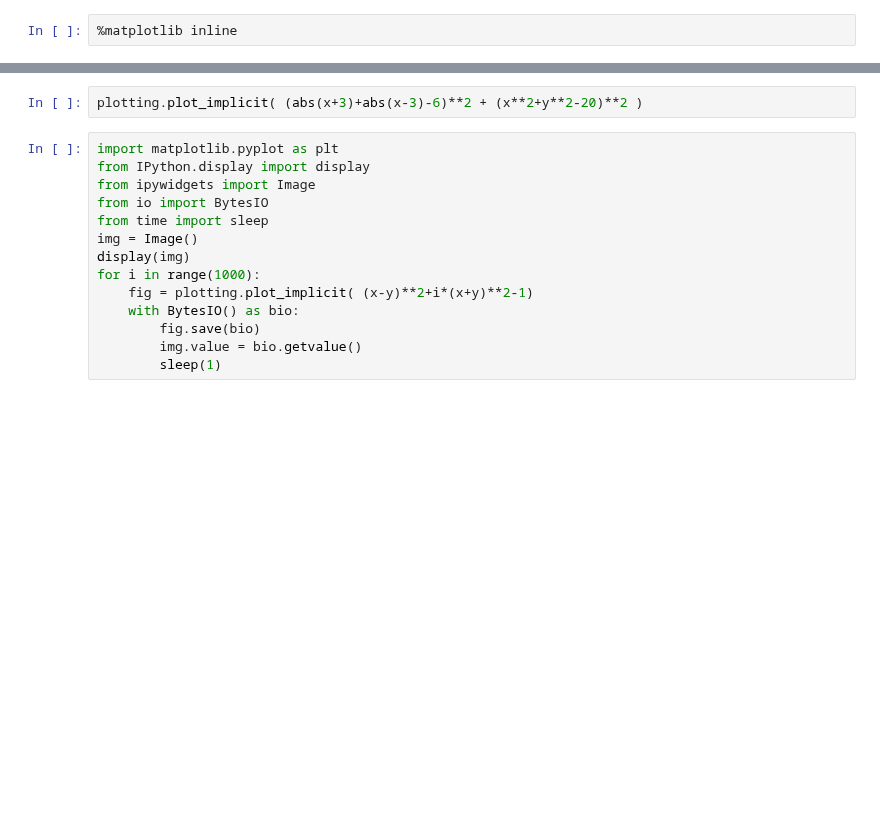
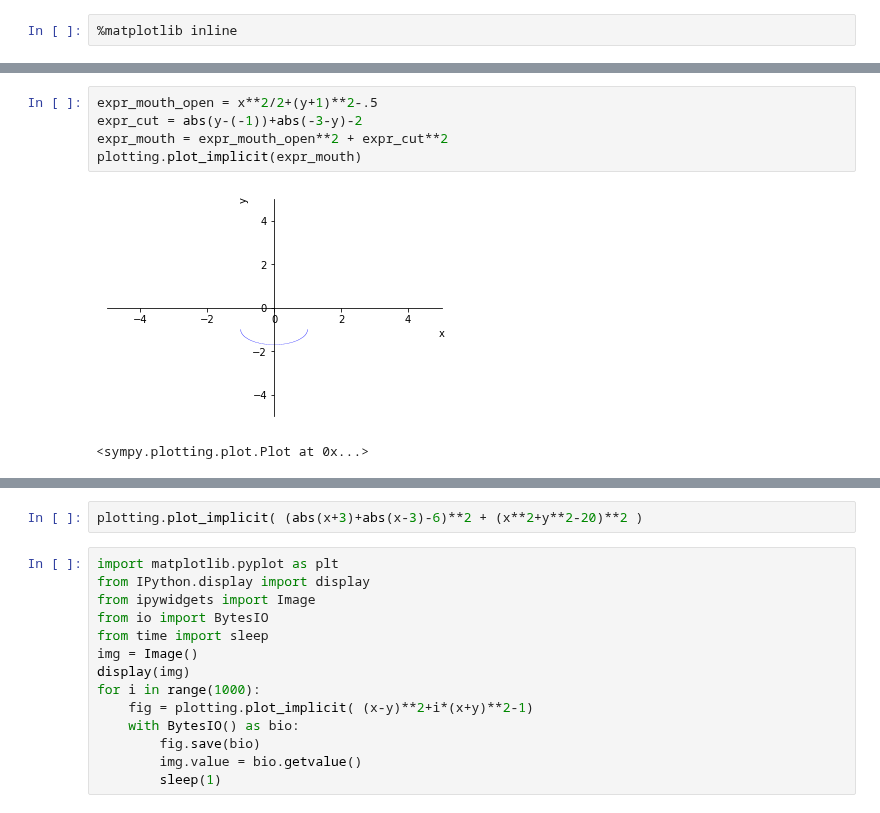
Before and after one commit to tjwei/NDHU_AM1130, a Jupyter notebook: week13-math-animation.ipynb, the cells around one changed output, grey strips where cells are left out. Saved outputs shown, nothing was run; the diff lists cells and outputs as text; blank space fills up the shorter version.

```diff
--- a/week13-math-animation.ipynb
+++ b/week13-math-animation.ipynb
@@ -25,0 +31,8 @@ x
+# %%
+expr_mouth_open = x**2/2+(y+1)**2-.5
+expr_cut = abs(y-(-1))+abs(-3-y)-2
+expr_mouth = expr_mouth_open**2 + expr_cut**2
+plotting.plot_implicit(expr_mouth)
+# %% [output]
+[figure, added]
+<sympy.plotting.plot.Plot at 0x...>
```
Also changed, not shown: parts of 10 cells of this notebook.
